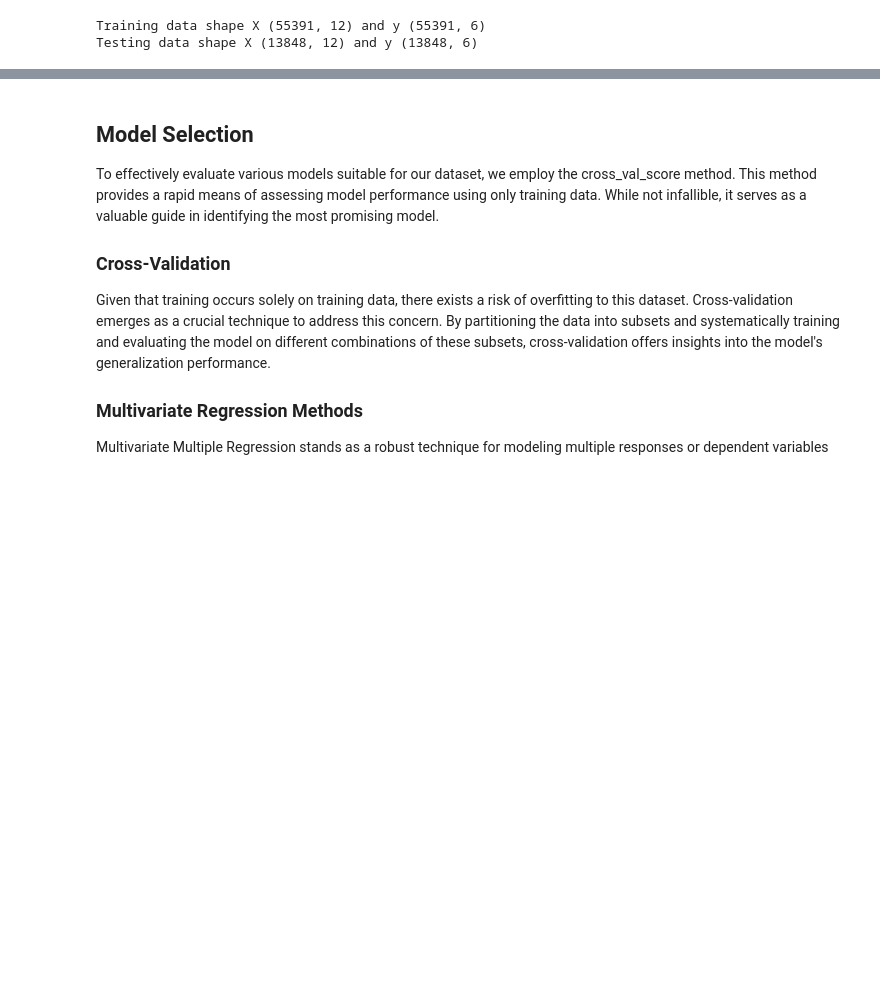
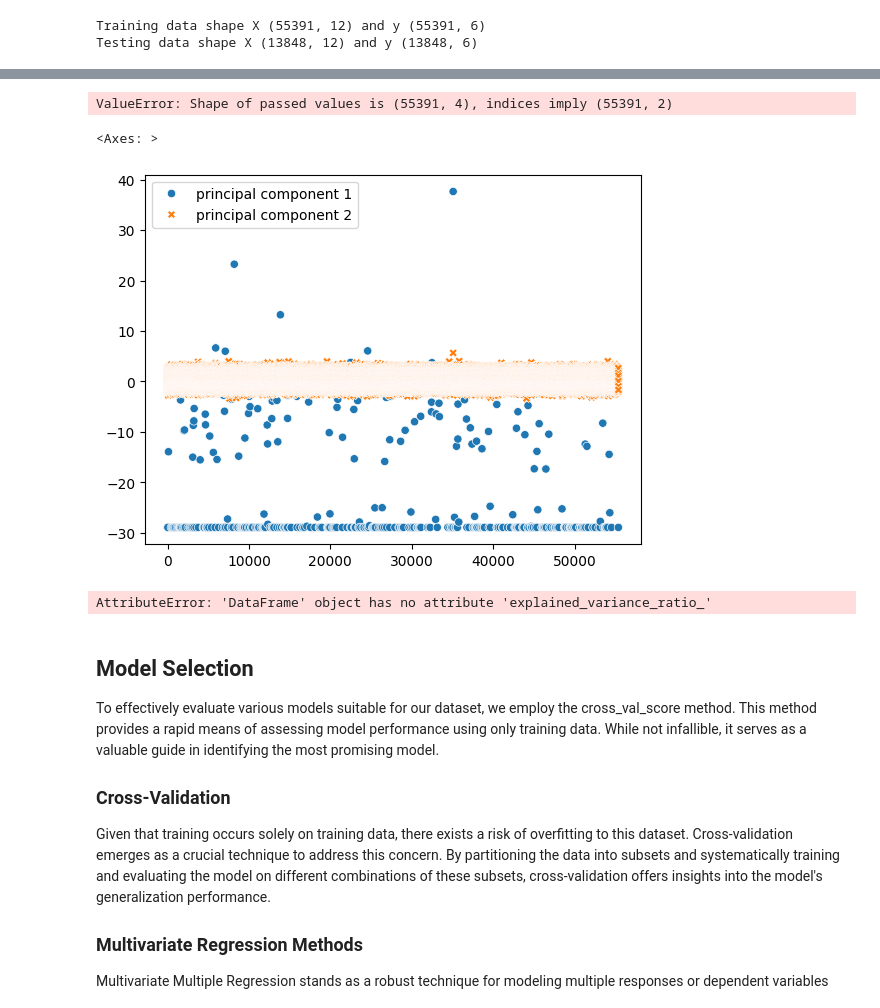
Before and after one commit to vputnam/machine_learning_soln, a Jupyter notebook: Jupyter/ModelExperiments.ipynb, the cells around one changed output, grey strips where cells are left out. Saved outputs shown, nothing was run; the diff lists cells and outputs as text; code cells hidden in the pictures; blank space fills up the shorter version.

```diff
--- a/Jupyter/ModelExperiments.ipynb
+++ b/Jupyter/ModelExperiments.ipynb
@@ -58,3 +75,26 @@ Testing data shape X (13848, 12) and y (13848, 6)
+# %%
+# Standardizing the features
+x = StandardScaler().fit_transform(X_train)
+
+pca = PCA(n_components=4)
+principalComponents = pca.fit_transform(x)
+principalDf = pd.DataFrame(data = principalComponents
+             , columns = ['principal component 1', 'principal component 2'])
+
+# Check the dimensions of data after PCA
+print(principalDf.shape)
+print(pca.explained_variance_ratio_)
+# %% [output]
+ValueError: Shape of passed values is (55391, 4), indices imply (55391, 2)
+# %%
+sns.scatterplot(data=principalDf)
+# %% [output]
+<Axes: >
+[figure, added]
+# %%
+principalDf.explained_variance_ratio_
+# %% [output]
+AttributeError: 'DataFrame' object has no attribute 'explained_variance_ratio_'
 # %% [markdown]
 ## Model Selection
 To effectively evaluate various models suitable for our dataset, we employ the cross_val_score method. This method provides a rapid means of assessing model performance using only training data. While not infallible, it serves as a valuable guide in identifying the most promising model.
```
Also changed, not shown: parts of 14 cells of this notebook, 3 other files.
